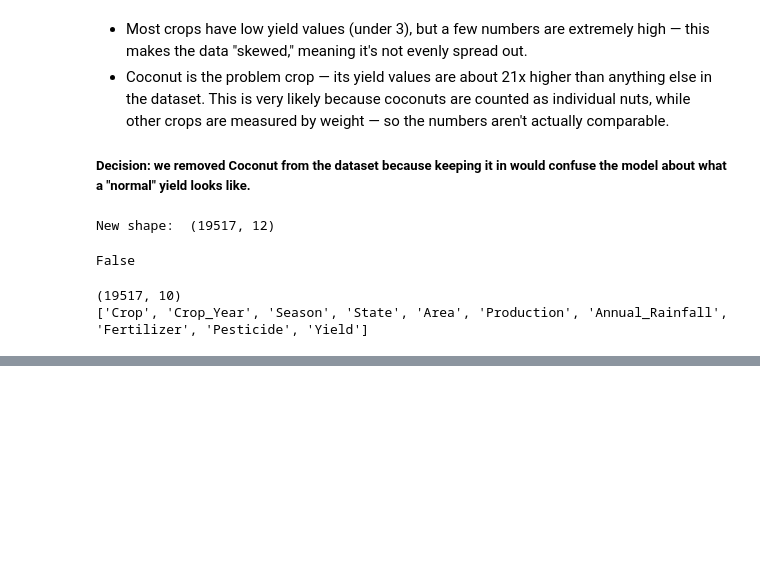
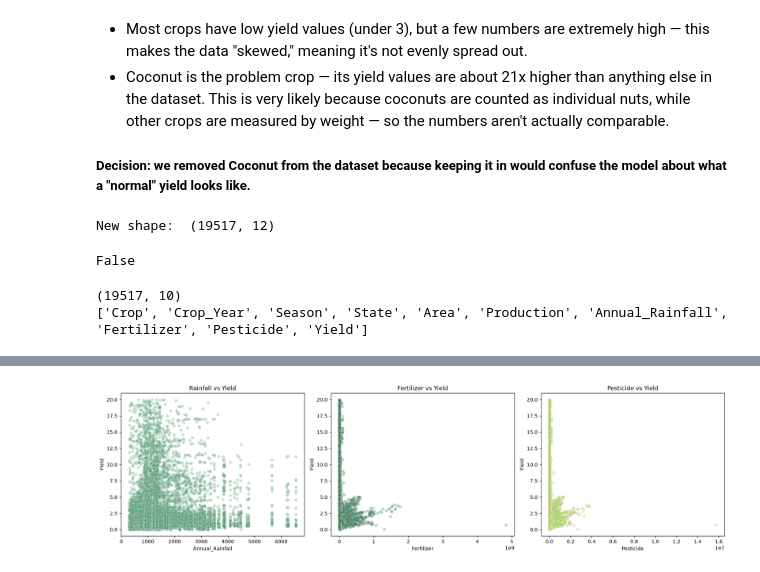
Before and after one commit to bhagyashreepawar1618/AgroVision-, a Jupyter notebook: ML_Models/yield_prediction/notebooks/eda.ipynb, the cells around one changed output, grey strips where cells are left out. Cells and saved outputs as stored; diff of their text form; code cells hidden in the pictures; blank space fills up the shorter version.

```diff
--- a/ML_Models/yield_prediction/notebooks/eda.ipynb
+++ b/ML_Models/yield_prediction/notebooks/eda.ipynb
@@ -247,0 +253,17 @@ print(df.columns.tolist())
+# %%
+fig, axes = plt.subplots(1, 3, figsize = (18, 5))
+data = df[df["Yield"] < 20]
+
+sns.scatterplot(data = data, x = "Annual_Rainfall", y = "Yield", alpha = 0.3, color = "#4C956C", ax = axes[0])
+axes[0].set_title("Rainfall vs Yield")
+
+sns.scatterplot(data = data, x = "Fertilizer", y = "Yield", alpha = 0.3, color = "#2C6E49", ax = axes[1])
+axes[1].set_title("Fertilizer vs Yield")
+
+sns.scatterplot(data = data, x = "Pesticide", y = "Yield", alpha = 0.3, color = "#A7C957", ax = axes[2])
+axes[2].set_title("Pesticide vs Yield")
+
+plt.tight_layout()
+plt.show()
+# %% [output]
+[figure, added]
```
Also changed, not shown: parts of 12 cells of this notebook.
